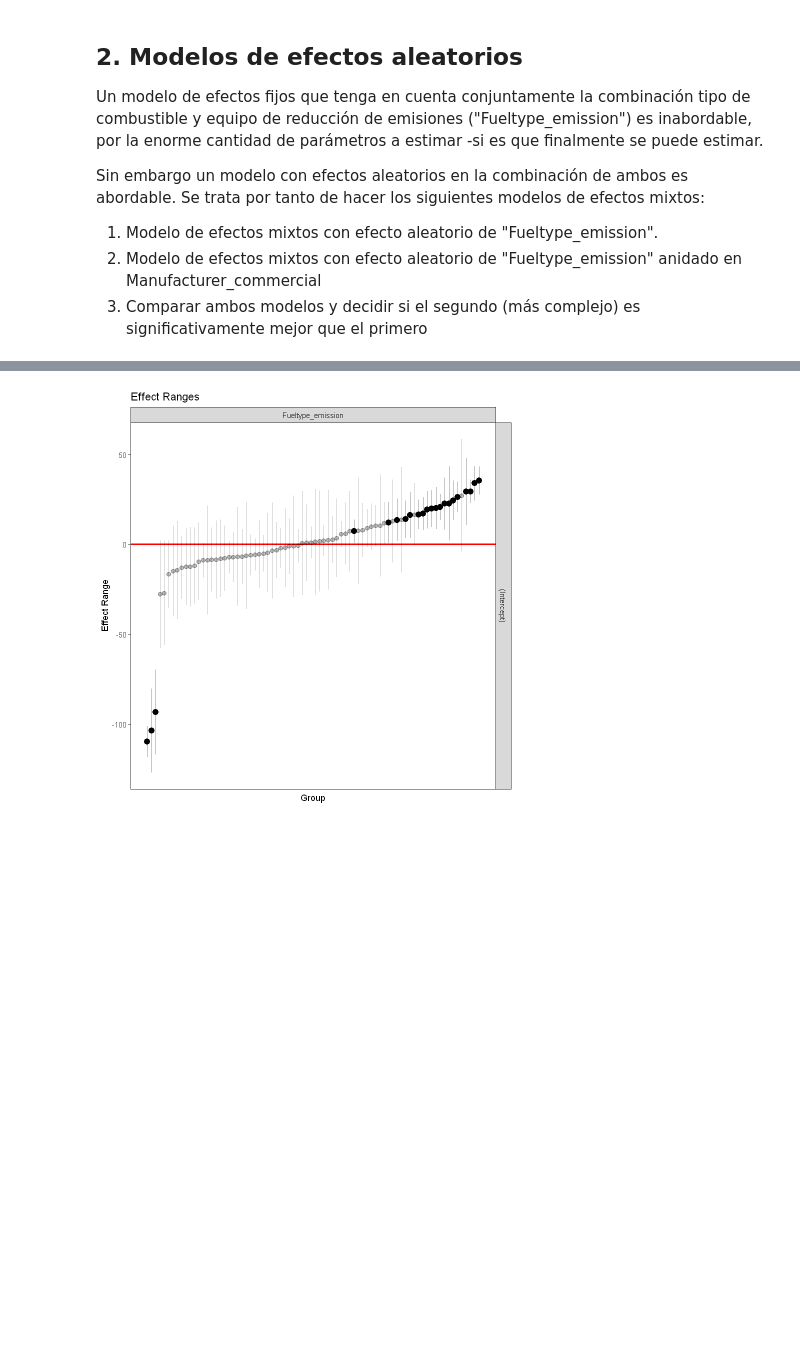
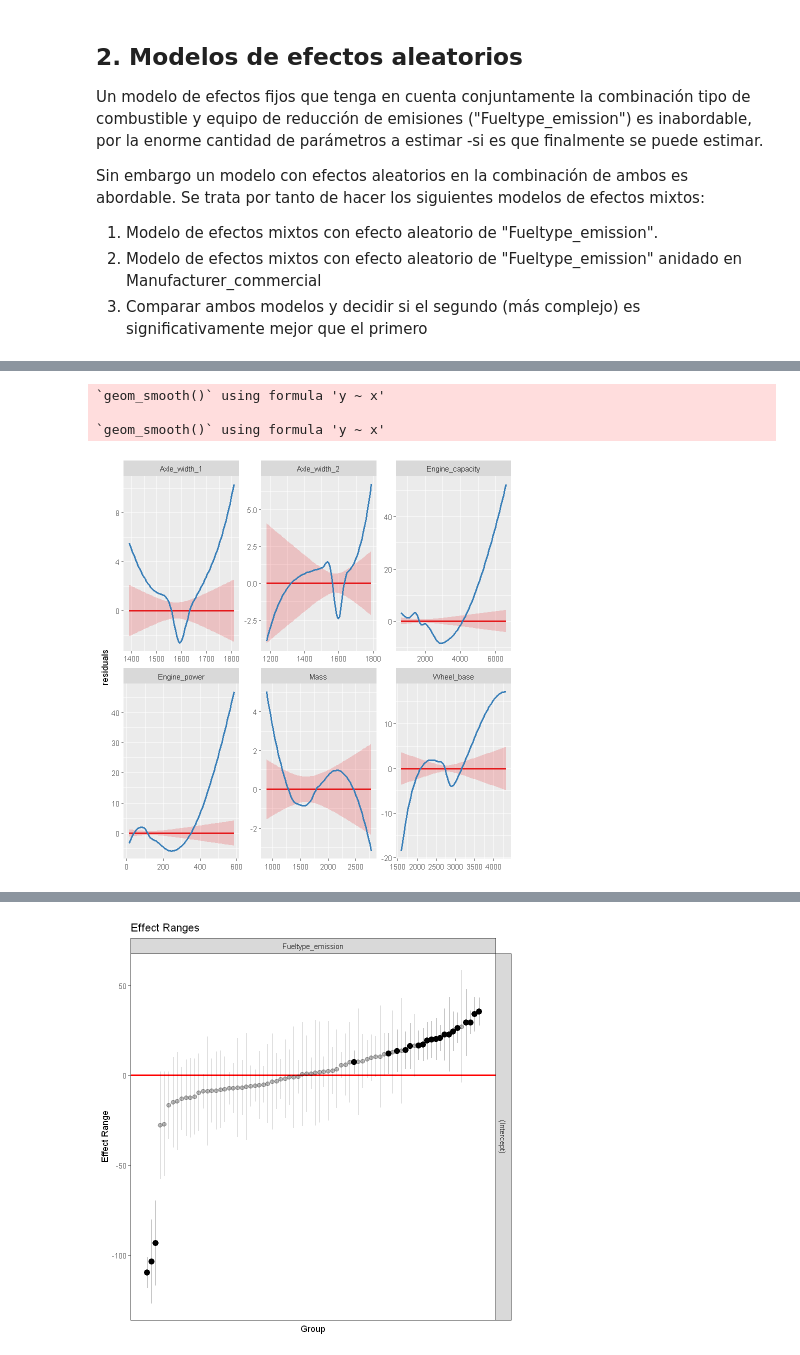
Before and after one commit to Atuneros/trabajos, a Jupyter notebook: machine_learning2/practica2.ipynb, the cells around one changed output, grey strips where cells are left out. Saved outputs shown, nothing was run; the diff lists cells and outputs as text; code cells hidden in the pictures; blank space fills up the shorter version.

```diff
--- a/machine_learning2/practica2.ipynb
+++ b/machine_learning2/practica2.ipynb
@@ -266,0 +274,7 @@ A data.frame: 2 × 2
+# %%
+plot_model(aleatorios_1, type = "resid")
+# %% [output]
+`geom_smooth()` using formula 'y ~ x'
+
+`geom_smooth()` using formula 'y ~ x'
+[figure, added]
```
Also changed, not shown: parts of 42 cells of this notebook, 1 other file.
